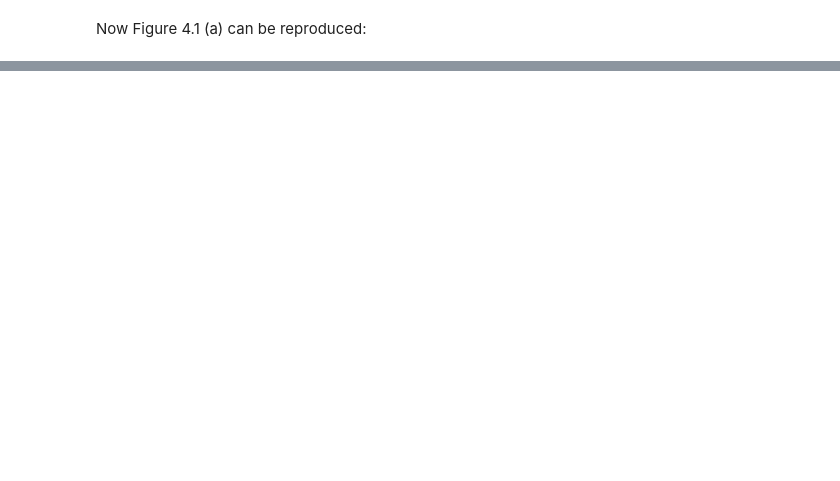
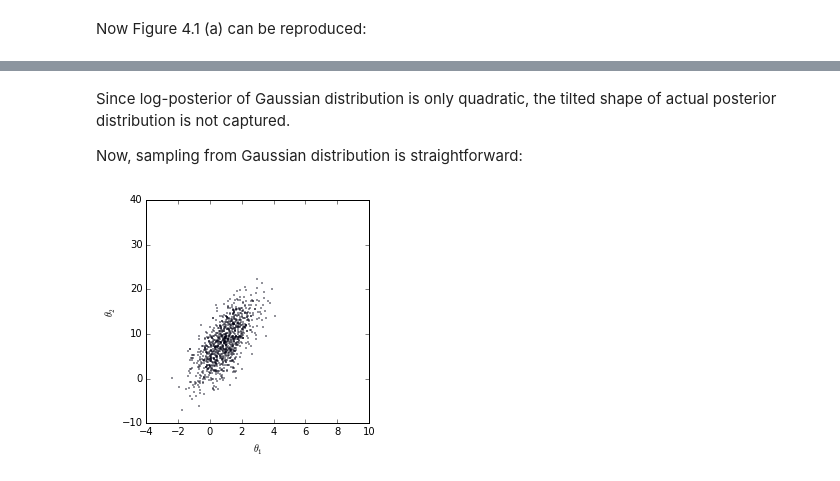
Before and after one commit to bikestra/bdapy, a Jupyter notebook: simple_logistic_regression.ipynb, the cells around one changed output, grey strips where cells are left out. Saved outputs shown, nothing was run; the diff lists cells and outputs as text; code cells hidden in the pictures; blank space fills up the shorter version.

```diff
--- a/simple_logistic_regression.ipynb
+++ b/simple_logistic_regression.ipynb
@@ -143,0 +142,17 @@ pl.axes().set_ylabel(r'$\theta_2$')
+# %% [markdown]
+Since log-posterior of Gaussian distribution is only quadratic, the tilted shape of actual posterior distribution is not captured.
+
+Now, sampling from Gaussian distribution is straightforward:
+# %%
+theta_samples = np.random.multivariate_normal(theta_mode, res.hess_inv, 1000)
+theta1s = theta_samples[:,0]
+theta2s = theta_samples[:,1]
+pl.scatter(theta1s, theta2s, marker='.', s=1)
+pl.xlim(theta1_min, theta1_max)
+pl.ylim(theta2_min, theta2_max)
+pl.axes().set_aspect(float(theta1_max-theta1_min)/(theta2_max-theta2_min))
+pl.axes().set_xlabel(r'$\theta_1$')
+pl.axes().set_ylabel(r'$\theta_2$')
+pl.show()
+# %% [output]
+[figure, added]
```
Also changed, not shown: parts of 28 cells of this notebook, 1 other file.
